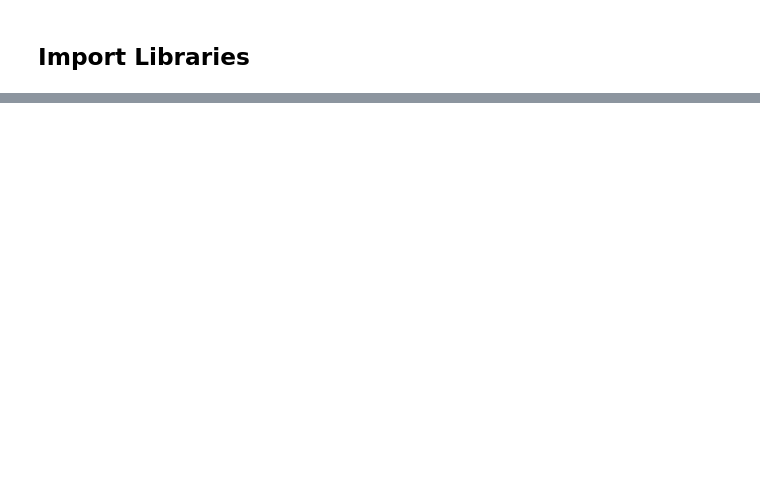
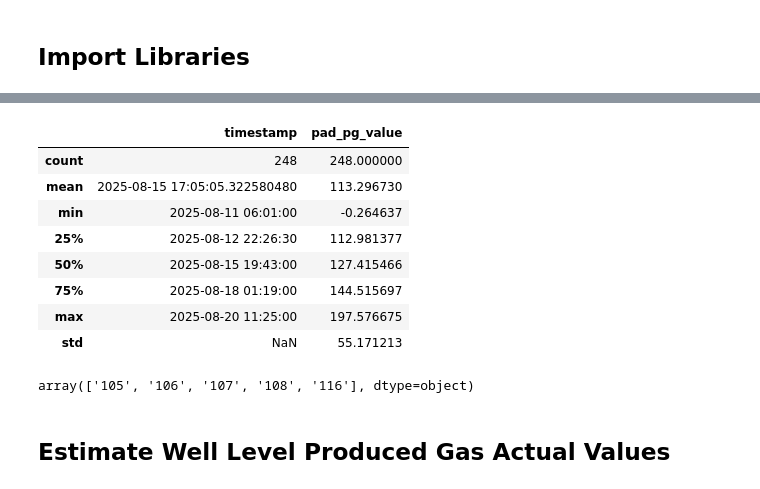
Before and after one commit to mo-beaulieu/Produced-Gas, a Jupyter notebook: well_level_pg_draft2.ipynb, the cells around one changed output, grey strips where cells are left out. Saved outputs shown, nothing was run; the diff lists cells and outputs as text; code cells hidden in the pictures; blank space fills up the shorter version.

```diff
--- a/well_level_pg_draft2.ipynb
+++ b/well_level_pg_draft2.ipynb
@@ -48,0 +286,18 @@ def filter_target_pads(df, target_pads=None):
+# %%
+df_target_pads.describe()
+# %% [output]
+|  | timestamp | pad_pg_value |
+| count | 248 | 248.000000 |
+| mean | 2025-08-15 17:05:05.322580480 | 113.296730 |
+| min | 2025-08-11 06:01:00 | -0.264637 |
+| 25% | 2025-08-12 22:26:30 | 112.981377 |
+| 50% | 2025-08-15 19:43:00 | 127.415466 |
+| 75% | 2025-08-18 01:19:00 | 144.515697 |
+| max | 2025-08-20 11:25:00 | 197.576675 |
+| std | NaN | 55.171213 |
+# %%
+df_target_pads['pad'].unique()
+# %% [output]
+array(['105', '106', '107', '108', '116'], dtype=object)
+# %% [markdown]
+## Estimate Well Level Produced Gas Actual Values
```
Also changed, not shown: parts of 23 cells of this notebook.
